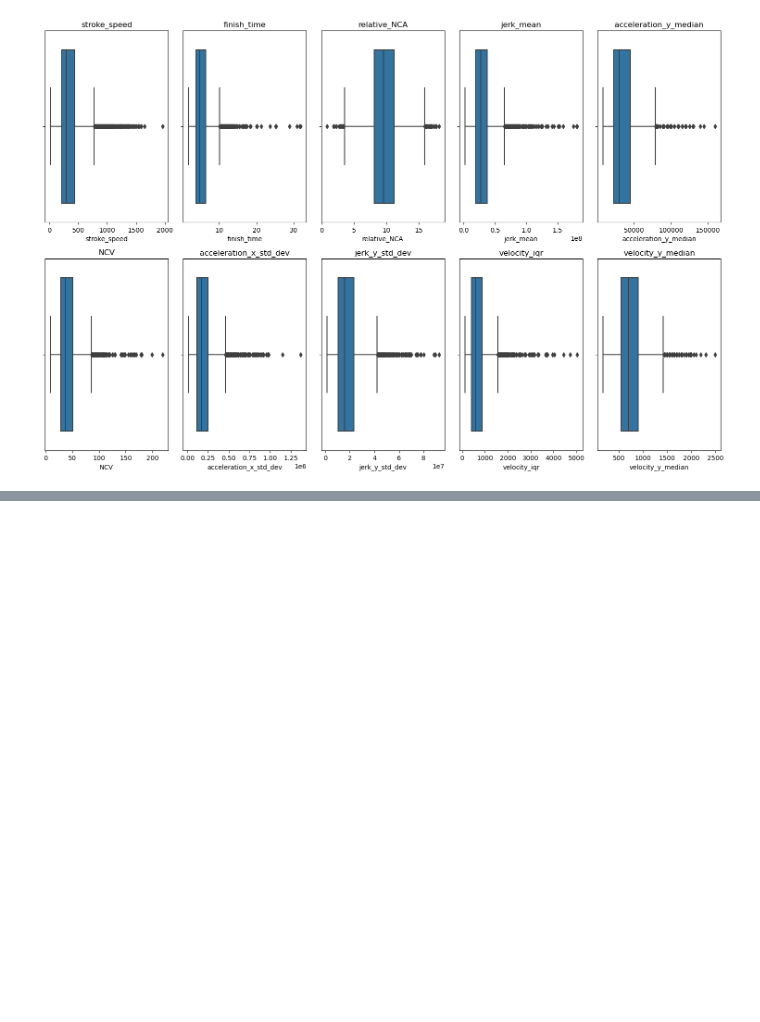
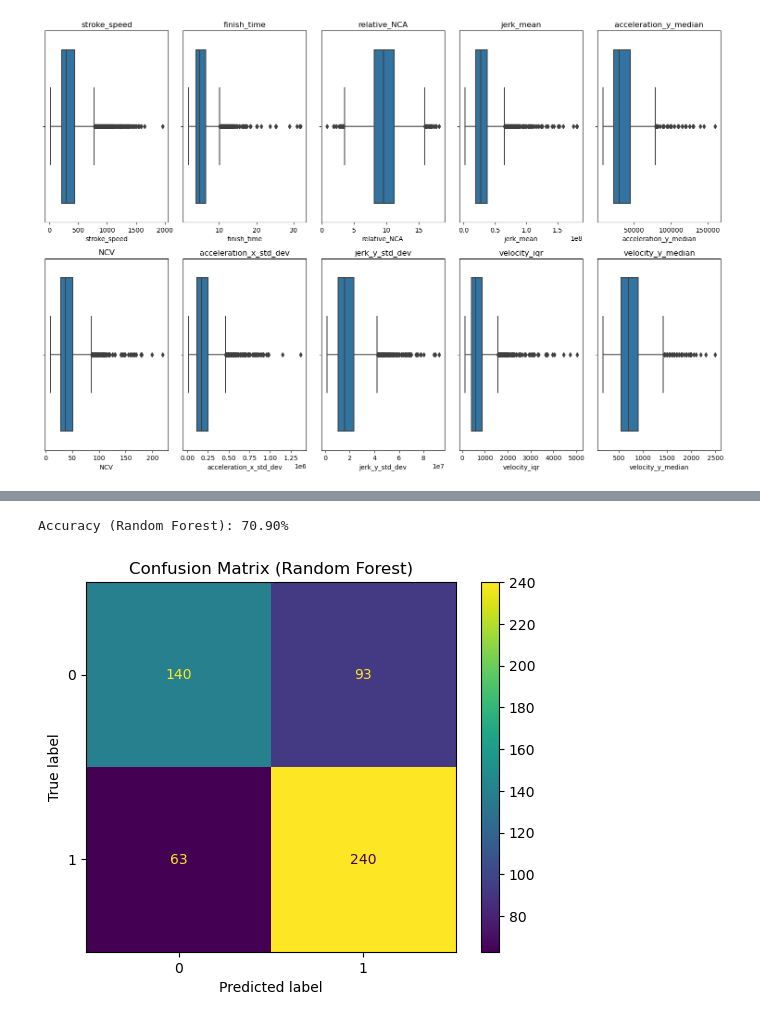
Before and after one commit to koalaspero/MI_Referencia, a Jupyter notebook: MyNotebooks/testing_models.ipynb, the cells around one changed output, grey strips where cells are left out. Saved outputs shown, nothing was run; the diff lists cells and outputs as text; code cells hidden in the pictures; blank space fills up the shorter version.

```diff
--- a/MyNotebooks/testing_models.ipynb
+++ b/MyNotebooks/testing_models.ipynb
@@ -24,6 +24,23 @@ df
 | 2678 | 3 | 3 | 3.777979 | 37 | 42 | 9.793597 | 11.117056 | 104.651341 | ... |
 | 2679 | 3 | 1 | 4.139451 | 58 | 64 | 14.011519 | 15.460987 | 130.925155 | ... |
 2680 rows × 90 columns
+# %%
+from sklearn.model_selection import train_test_split
+from sklearn.preprocessing import StandardScaler
+
+# Define your target variable
+target_column = 'has_parkinson'
+y = df[target_column]
+
+# Drop the target column and other non-essential columns if needed
+X = df.drop(columns=[target_column, 'data_group', 'event_type'])
+
+# Standardize the features
+scaler = StandardScaler()
+X_scaled = scaler.fit_transform(X)
+
+# Split the data into a training and testing set
+X_train, X_test, y_train, y_test = train_test_split(X_scaled, y, test_size=0.2, random_state=42)
 # %% [markdown]
 ## Adaboost
 # %%
@@ -31,17 +48,6 @@ from sklearn.ensemble import AdaBoostClassifier
 from sklearn.tree import DecisionTreeClassifier
 from sklearn.model_selection import train_test_split
 import pandas as pd
-
-# Define your target variable (replace 'target_column' with your actual target column)
-target_column = 'has_parkinson'
-y = df[target_column]
-
-# Drop the target column and other non-essential columns if needed
-# Columns that don't affect the target variable should be removed
-X = df.drop(columns=[target_column, 'data_group', 'event_type'])
-
-# Split the data into a training and testing set
-X_train, X_test, y_train, y_test = train_test_split(X, y, test_size=0.2, random_state=42)
 
 # Create an AdaBoostClassifier with a DecisionTree base estimator
 n_estimators = 100  # You can adjust this number
@@ -196,0 +279,21 @@ plt.show()
+# %%
+# Use the trained Random Forest classifier to make predictions on the test data
+y_pred_rf = random_forest.predict(X_test)
+
+# Calculate the accuracy of the Random Forest classifier
+accuracy_rf = random_forest.score(X_test, y_test)
+
+print("Accuracy (Random Forest): {:.2f}%".format(accuracy_rf * 100))
+# %% [output]
+Accuracy (Random Forest): 70.90%
+# %%
+# Create a confusion matrix
+confusion_rf = confusion_matrix(y_test, y_pred_rf)
+
+# Plot the confusion matrix
+disp_rf = ConfusionMatrixDisplay(confusion_rf, display_labels=random_forest.classes_)
+disp_rf.plot(cmap='viridis')
+plt.title('Confusion Matrix (Random Forest)')
+plt.show()
+# %% [output]
+[figure, added]
```
Also changed, not shown: parts of 10 cells of this notebook, 3 other files.
